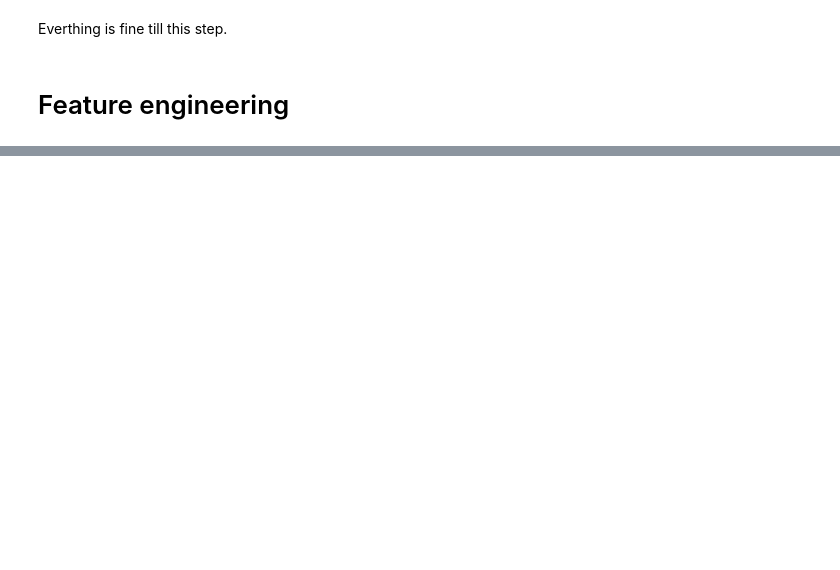
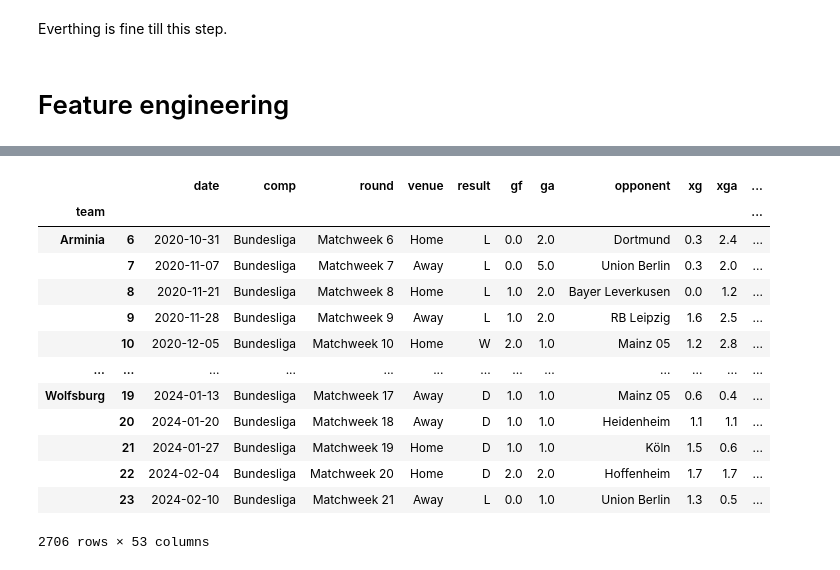
Before and after one commit to BinhHong/Prediction-football-outcome-in-Bundesliga, a Jupyter notebook: Data preparation.ipynb, the cells around one changed output, grey strips where cells are left out. Drawn from its saved outputs; the diff is of its cells as text; code cells hidden in the pictures; blank space fills up the shorter version.

```diff
--- a/Data preparation.ipynb
+++ b/Data preparation.ipynb
@@ -625,0 +662,4 @@ Everthing is fine till this step.
+# %%
+# opponent encode
+opponent_encoder = LabelEncoder()
+df['opponent_encoded'] = opponent_encoder.fit_transform(df['opponent'])
@@ -625,0 +987,18 @@ Everthing is fine till this step.
+# %%
+df_rolling = df.groupby('team').apply(lambda x: rolling_averages(x, cols, new_cols))
+df_rolling
+# %% [output]
+|  |  | date | comp | round | venue | result | gf | ga | opponent | xg | xga | ... |
+| team |  |  |  |  |  |  |  |  |  |  |  | ... |
+| Arminia | 6 | 2020-10-31 | Bundesliga | Matchweek 6 | Home | L | 0.0 | 2.0 | Dortmund | 0.3 | 2.4 | ... |
+|  | 7 | 2020-11-07 | Bundesliga | Matchweek 7 | Away | L | 0.0 | 5.0 | Union Berlin | 0.3 | 2.0 | ... |
+|  | 8 | 2020-11-21 | Bundesliga | Matchweek 8 | Home | L | 1.0 | 2.0 | Bayer Leverkusen | 0.0 | 1.2 | ... |
+|  | 9 | 2020-11-28 | Bundesliga | Matchweek 9 | Away | L | 1.0 | 2.0 | RB Leipzig | 1.6 | 2.5 | ... |
+|  | 10 | 2020-12-05 | Bundesliga | Matchweek 10 | Home | W | 2.0 | 1.0 | Mainz 05 | 1.2 | 2.8 | ... |
+| ... | ... | ... | ... | ... | ... | ... | ... | ... | ... | ... | ... | ... |
+| Wolfsburg | 19 | 2024-01-13 | Bundesliga | Matchweek 17 | Away | D | 1.0 | 1.0 | Mainz 05 | 0.6 | 0.4 | ... |
+|  | 20 | 2024-01-20 | Bundesliga | Matchweek 18 | Away | D | 1.0 | 1.0 | Heidenheim | 1.1 | 1.1 | ... |
+|  | 21 | 2024-01-27 | Bundesliga | Matchweek 19 | Home | D | 1.0 | 1.0 | Köln | 1.5 | 0.6 | ... |
+|  | 22 | 2024-02-04 | Bundesliga | Matchweek 20 | Home | D | 2.0 | 2.0 | Hoffenheim | 1.7 | 1.7 | ... |
+|  | 23 | 2024-02-10 | Bundesliga | Matchweek 21 | Away | L | 0.0 | 1.0 | Union Berlin | 1.3 | 0.5 | ... |
+2706 rows × 53 columns
```
Also changed, not shown: parts of 53 cells of this notebook.
